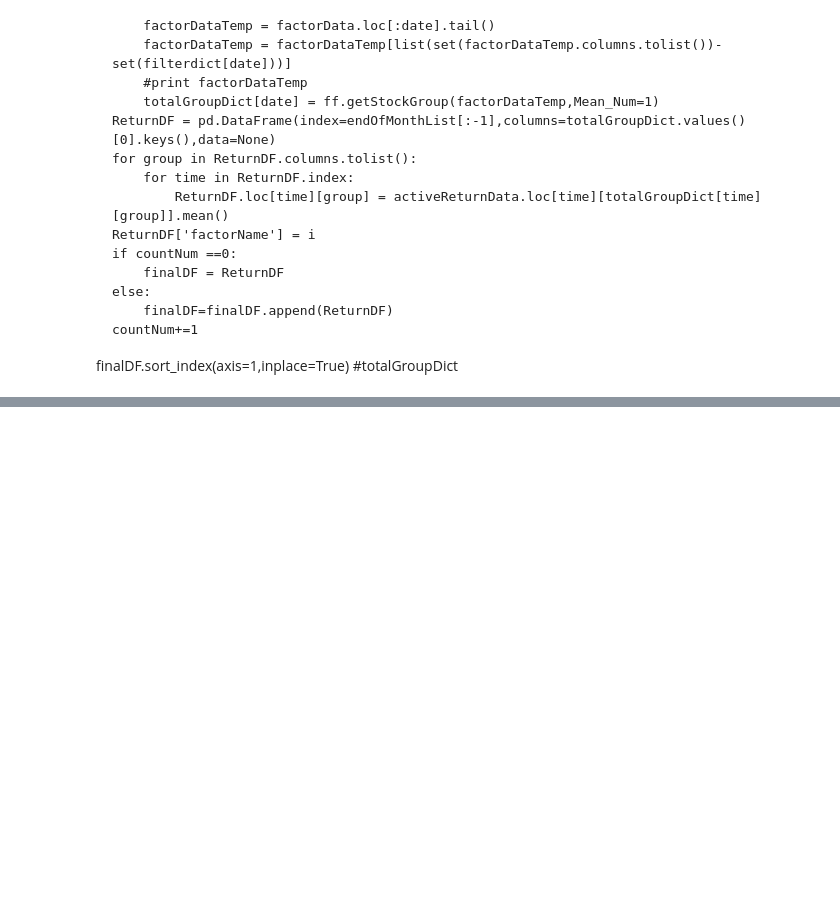
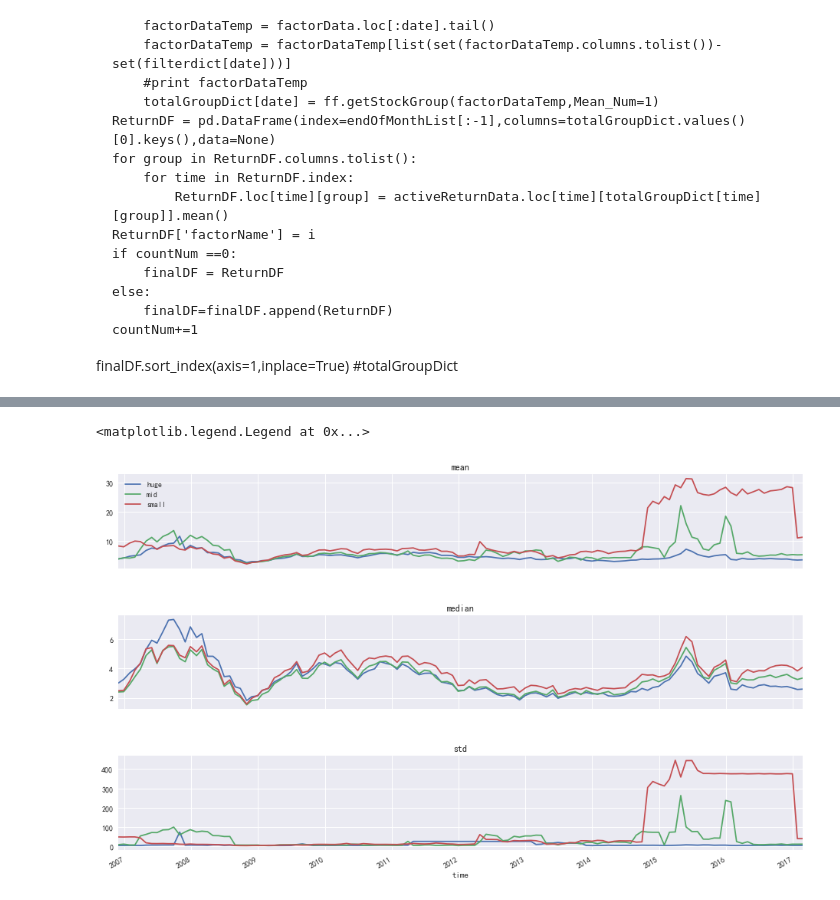
Before and after one commit to kamiseko/factor-test, a Jupyter notebook: factor_test_grouping_test.ipynb, the cells around one changed output, grey strips where cells are left out. Drawn from its saved outputs; the diff is of its cells as text; code cells hidden in the pictures; blank space fills up the shorter version.

```diff
--- a/factor_test_grouping_test.ipynb
+++ b/factor_test_grouping_test.ipynb
@@ -195,0 +342,20 @@ finalDF.sort_index(axis=1,inplace=True)
+# %%
+capDict=getGroupsbyCap(LFCAPDF,endOfMonthList)
+# %%
+templist=[endOfMonthList,['mean','median','std']]
+capGroupsDF = pd.DataFrame(data=None, columns=['small','mid','huge'],index=pd.MultiIndex.from_product(templist,names=['time','stats']),dtype=float)
+indusGroupDF  = pd.DataFrame(data=None, columns=grouplabel,index=pd.MultiIndex.from_product(templist,names=['time','stats']),dtype=float)
+# %%
+for date in endOfMonthList:
+    factorindice = factorData.loc[date]
+    smallindice = factorindice.loc[list(set(factorindice.index) & set(capDict[date][0]))]
+    midindice = factorindice.loc[list(set(factorindice.index) & set(capDict[date][1]))]
+    hugeindice = factorindice.loc[list(set(factorindice.index) & set(capDict[date][2]))]
+    capGroupsDF.loc[date,'small'] = [smallindice.mean(),smallindice.median(),smallindice.std()]
+    capGroupsDF.loc[date,'mid'] = [midindice.mean(),midindice.median(),midindice.std()]
+    capGroupsDF.loc[date,'huge'] = [hugeindice.mean(),hugeindice.median(),hugeindice.std()]
+    for i in grouplabel:
+        #print grouplabel
+        inDFIndice = factorindice.loc[list(set(factorindice.index) & set(industryDict[date][i]))]
+        indusGroupDF.loc[date,i] = [inDFIndice.mean(),inDFIndice.median(),inDFIndice.std()]
+indusGroupDF.rename(columns = {i:u''+explanationDict[i]+'' for i in grouplabel},inplace=True)
@@ -195,0 +387,4 @@ finalDF.sort_index(axis=1,inplace=True)
+# %%
+newstack = capGroupsDF.stack().unstack('stats').reset_index()
+newstack = newstack.rename(columns = {'level_1':'cap'})
+newstack = newstack.pivot_table(index='time',columns='cap')
@@ -195,0 +402,10 @@ finalDF.sort_index(axis=1,inplace=True)
+# %%
+fig, axs = plt.subplots(3,1, figsize=(16, 10), facecolor='w', edgecolor='k',sharex=True)
+fig.subplots_adjust(hspace = .5, wspace=.001)
+for label,num in zip(newstack.columns.levels[0],range(len(newstack.columns.levels[0]))):
+    newstack[label].plot(ax=axs[num],legend=False)
+    axs[num].set_title(label)
+axs[0].legend()
+# %% [output]
+<matplotlib.legend.Legend at 0x...>
+[figure, added]
```
Also changed, not shown: parts of 32 cells of this notebook, 2 other files.
